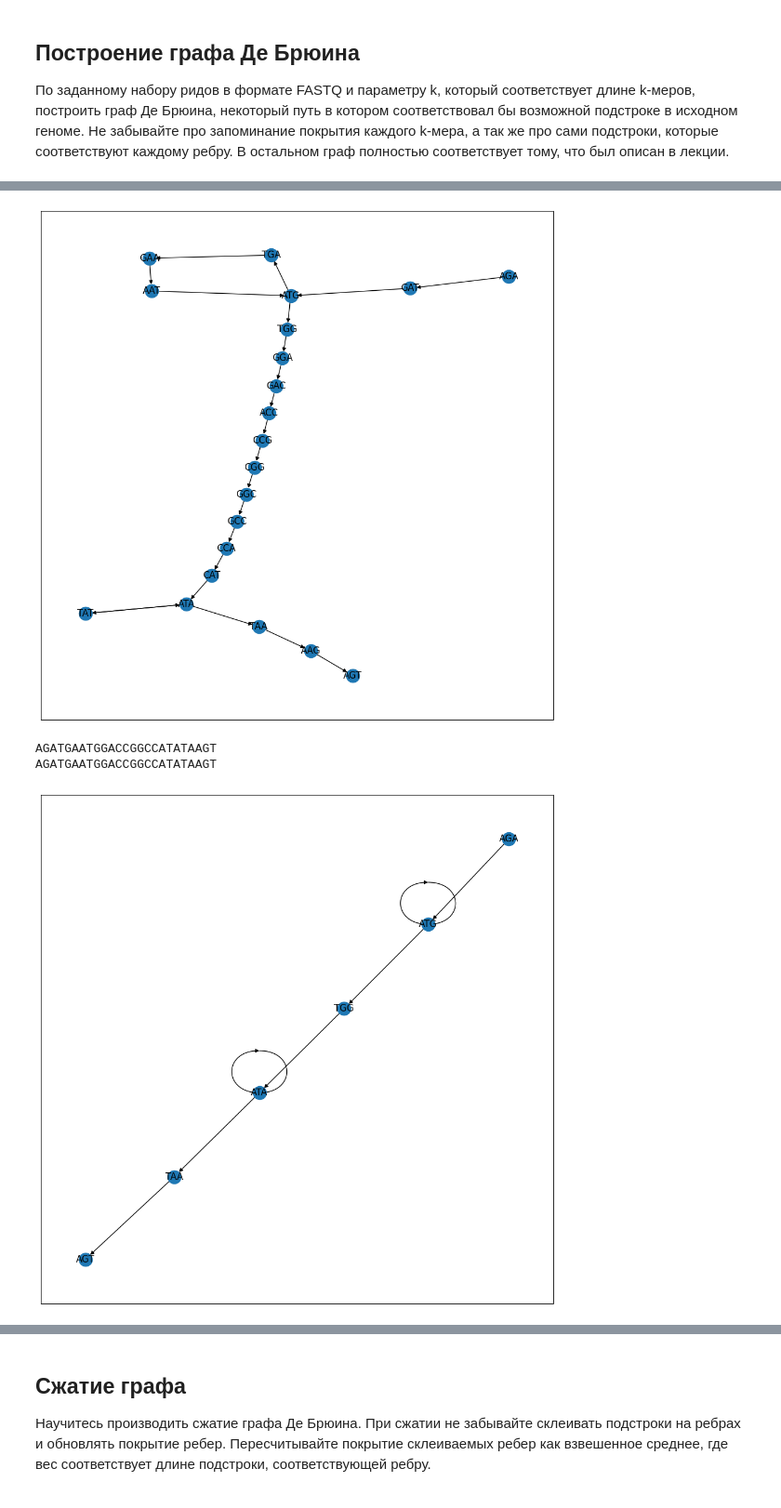
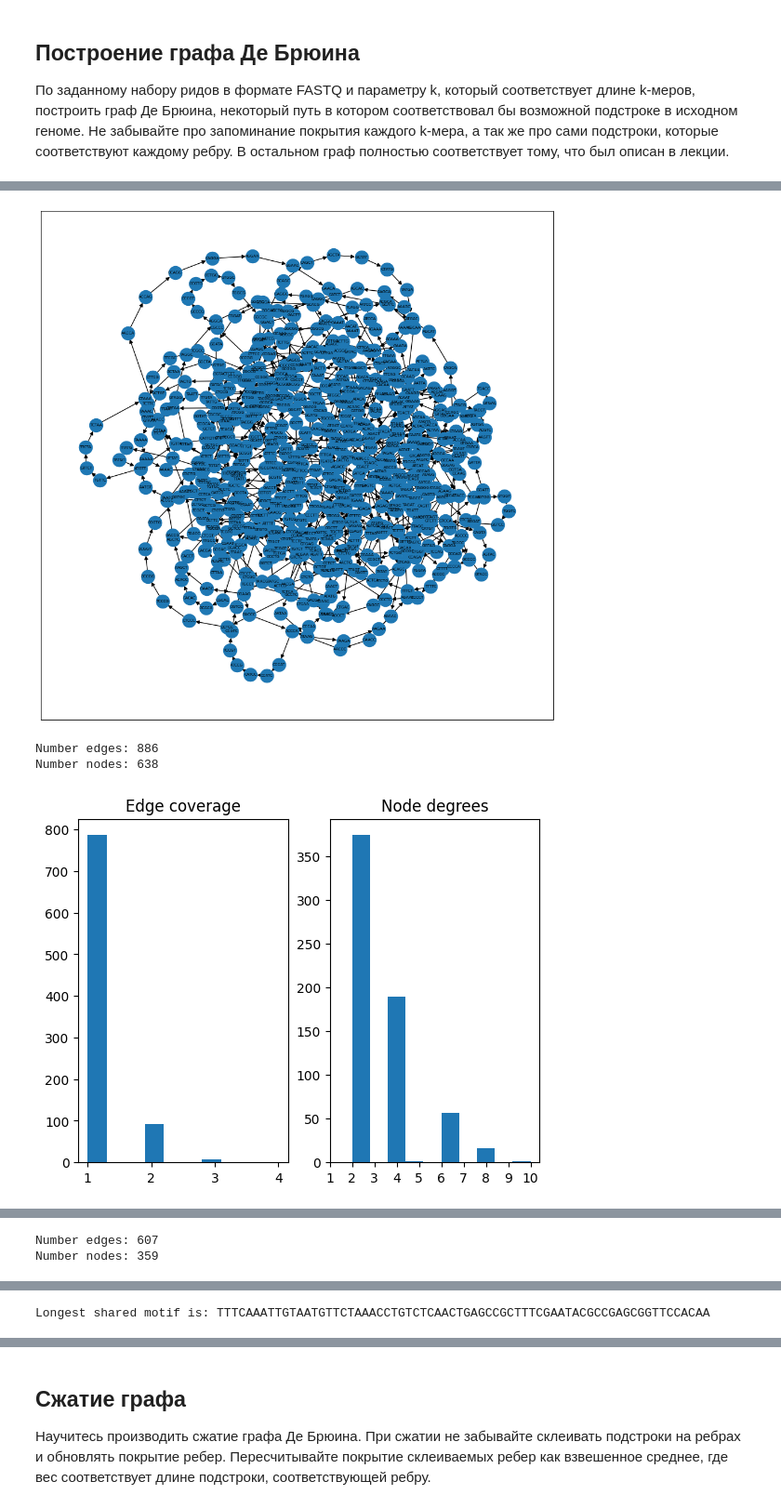
Before and after one commit to wwapper/BioinformaticsCourse2024PK, a Jupyter notebook: homework/2_2/Solution.ipynb, the cells around one changed output, grey strips where cells are left out. Shown at 93% size. Cells and saved outputs as stored; diff of their text form; code cells hidden in the pictures.

```diff
--- a/homework/2_2/Solution.ipynb
+++ b/homework/2_2/Solution.ipynb
@@ -72,6 +72,7 @@ class DBGraph():
         self.connections = defaultdict(list)
         self.kmers = []
         self.compacted = False
+        self.string = None
 
     def gen_kmers(self):
         for read in self.reads:
@@ -149,31 +150,75 @@ class DBGraph():
                 G.add_edge(edge.prev_node, edge.next_node, string=edge.string)
         pos = layout(G)
         plt.figure(figsize=(12,12))
-        nx.draw_networkx(G, pos)
+        nx.draw_networkx(G, pos, font_size=5)
         if show_edges:
             nx.draw_networkx_edge_labels(G, pos, font_size=8)
         plt.show()
 
+    def get_statistics(self):
+        edge_coverage = []
+        node_degrees = []
+        n_edges = 0
+        n_nodes = 0
+        for node in self.connections:
+            node_degrees.append(self.nodes[node].in_degree + self.nodes[node].out_degree)
+            n_nodes += 1
+            for edge in self.connections[node]:
+                edge_coverage.append(edge.coverage)
+                n_edges += 1
+        print('Number edges:', n_edges)
+        print('Number nodes:', n_nodes)
+        figure, axis = plt.subplots(1, 2)
+        axis[0].hist(edge_coverage)
+        axis[0].set_title('Edge coverage')
+        axis[0].set_xticks(np.arange(1, max(edge_coverage)+1))
+        axis[1].hist(node_degrees)
+        axis[1].set_title('Node degrees')
+        axis[1].set_xticks(np.arange(1, max(node_degrees)+1))
+        plt.show()
+
+    def get_shared_motif(self, true_seq):
+        if not self.string:
+            print('Do assemble first!')
+            return
+        s_seq = self.string if len(self.string) <= len(true_seq) else true_seq
+        l_seq = self.string if len(self.string) > len(true_seq) else true_seq
+        motif = set()
+        for i in range(len(s_seq)):
+            for j in range(i+1, len(s_seq)+1):
+                motif.add(s_seq[i:j])
+        update_motif = list(motif)
+        for m in update_motif:
+            if m not in l_seq:
+                motif.remove(m)
+        motif = list(motif)
+        longest_motif = motif[np.argmax([len(i) for i in motif])]
+        print('Longest shared motif is:', longest_motif, end='\n\n\n')
 
 
-true_seq_1 = 'AGATGAATGGACCGGCCATATAAGT'
+
+true_seq_1 = 'AGATGAATGGACCGGCCATATAAGTAAG'
 
 
-G = DBGraph([true_seq_1], 4)
+G = DBGraph([true_seq], 6)
 G.gen_kmers()
 G.create_graph()
-s1 = true_seq_1
+s1 = true_seq
 s2 = G.assemble()
 print(s1)
 print(s2)
-# G.print_connections()
 print()
 G.visualize(show_edges=False, layout=nx.kamada_kawai_layout)
+G.get_statistics()
+G.get_shared_motif(s1)
+
 G.compact()
-# G._print_connections()
-s1_new = true_seq_1
+s1 = true_seq
 s2 = G.assemble()
 print(s1)
 print(s2)
+print()
 G.visualize(show_edges=False, layout=nx.kamada_kawai_layout)
+G.get_statistics()
+G.get_shared_motif(s1)
 # %% [output]
@@ -182,4 +227,4 @@ AGATGAATGGACCGGCCATATAAGT
-[figure, old version]
+[figure, new version]
-AGATGAATGGACCGGCCATATAAGT
-AGATGAATGGACCGGCCATATAAGT
+Number edges: 886
+Number nodes: 638
-[figure, old version]
+[figure, new version]
@@ -185,0 +237,2 @@ AGATGAATGGACCGGCCATATAAGT
+Number edges: 607
+Number nodes: 359
@@ -185,0 +240 @@ AGATGAATGGACCGGCCATATAAGT
+Longest shared motif is: TTTCAAATTGTAATGTTCTAAACCTGTCTCAACTGAGCCGCTTTCGAATACGCCGAGCGGTTCCACAA
```
Also changed, not shown: parts of 2 cells of this notebook.
